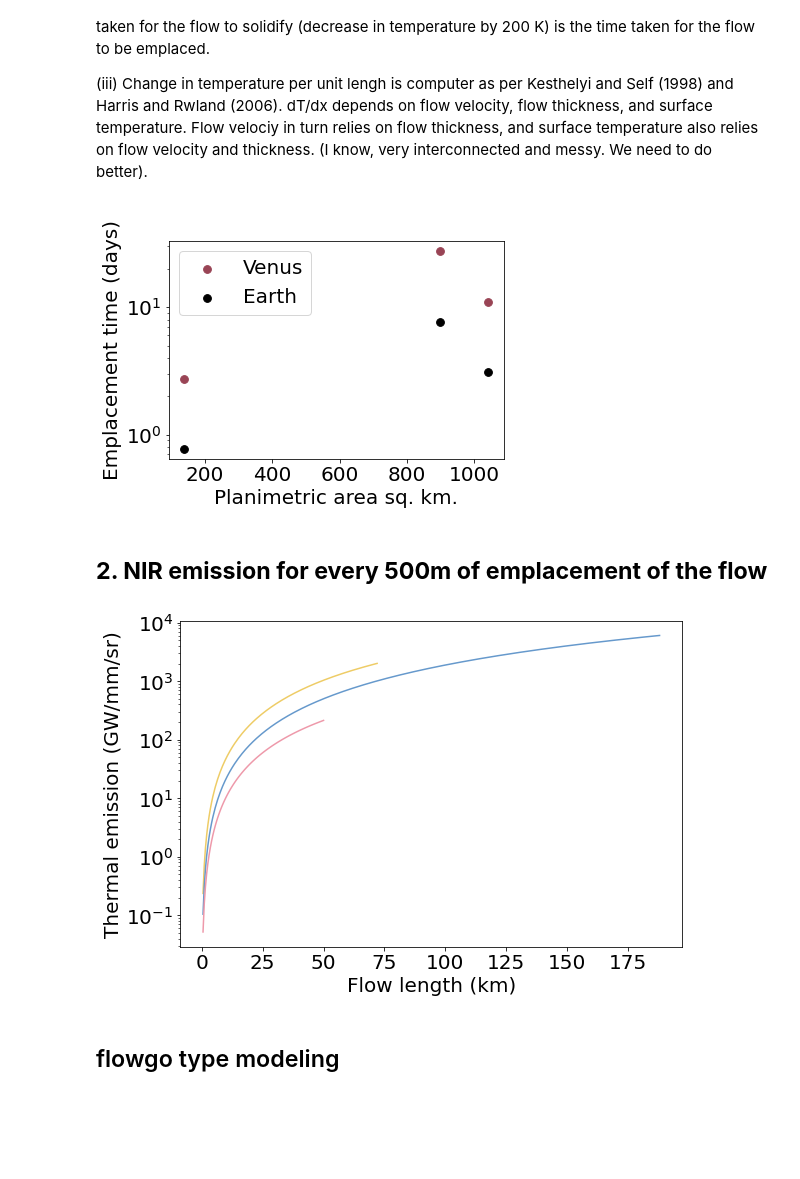
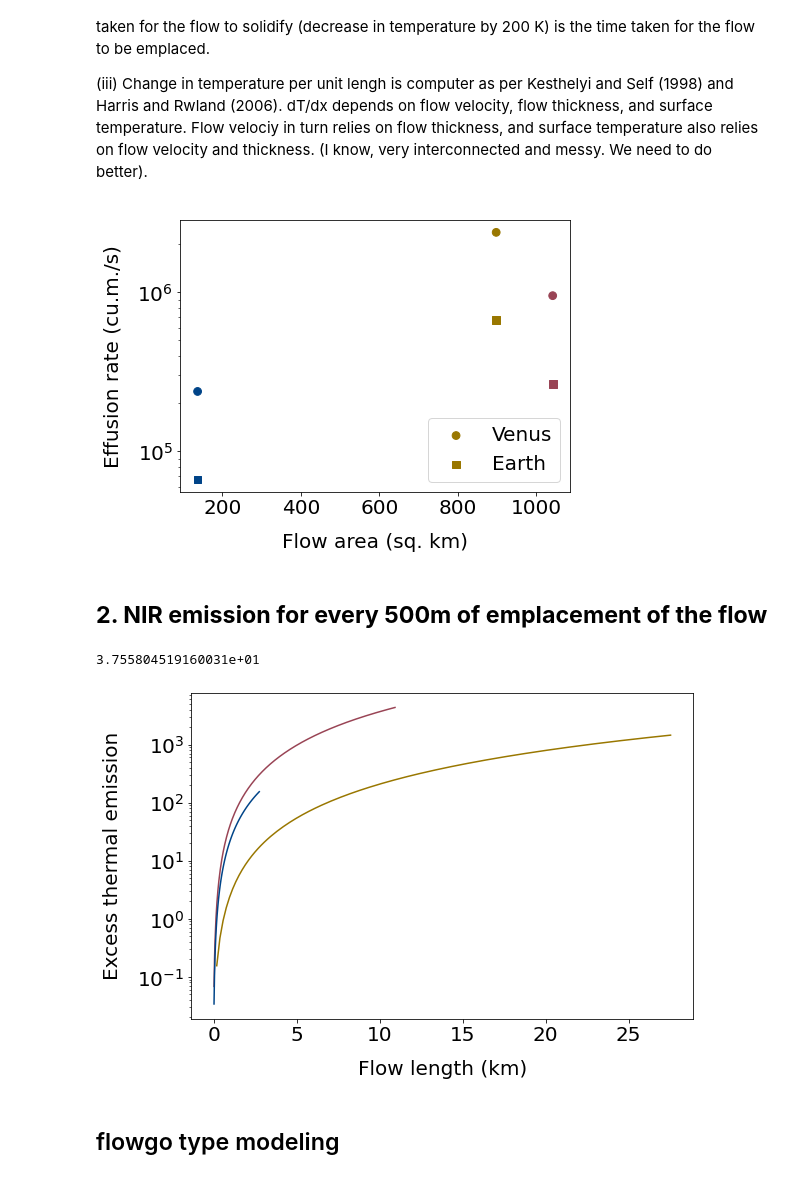
Before and after one commit to iganache/lavatherm1D, a Jupyter notebook: flow_advancement_cooling.ipynb, the cells around one changed output. Saved outputs shown, nothing was run; the diff lists cells and outputs as text; code cells hidden in the pictures; blank space fills up the shorter version.

```diff
--- a/flow_advancement_cooling.ipynb
+++ b/flow_advancement_cooling.ipynb
@@ -54,7 +61,7 @@ kappa = k/rho/C              ## thermal diffusivity in m2/s;
 dphi_dT = 0.5e-2             ## change in crystallinity with temp; from Keszthelyi et al. 1996
 Cp = C + L*dphi_dT
 Tsolid = 1200                ## from table 3 of Harris and Rowland (2001)
-fcrust = 0.9
+fcrust = 0.95
 emis_lava = 0.95
 sigmaB = 5.670374419e-8      ## Stefan-Boltzmann constant
 # %% [markdown]
@@ -98,26 +105,29 @@ for i in range(len(flows_df)):
     flows_df.iloc[i]["vel_avg_e"] = flows_df.iloc[i]["E_e"] / flows_df.iloc[i]["width"] / h
 # %%
 xfield = flows_df["area_plan"]/1e6
-xlabel = "Planimetric area sq. km."
-ylabel = "Emplacement time (days)"
+xlabel = "Flow area (sq. km)"
+ylabel = "Effusion rate (cu.m./s)"
 fs = 20
+colors = ["#997700", "#994455", "#004488"]
 
 
 fig, ax = plt.subplots(1,1)
-# fig.set_size_inches(8, 8)
+fig.set_size_inches(7, 5)
 
-ax.scatter(xfield, flows_df["tcool"]/3600/24, s = 60, color = "#994455", label = "Venus")
-ax.scatter(xfield, flows_df["tcool_e"]/3600/24, s = 60, color = "k", label = "Earth")
+ax.scatter(xfield, flows_df["tcool"], s = 60, color = colors, label = "Venus")
+ax.scatter(xfield, flows_df["tcool_e"], s = 60, color = colors, marker = "s", label = "Earth")
 
 ax.set_xlabel(xlabel, fontsize = fs)
 ax.set_ylabel(ylabel, fontsize = fs)
-plt.xticks(fontsize = fs)
-plt.yticks(fontsize = fs)
-plt.legend(fontsize=fs)
+ax.tick_params(axis="both", which="major", labelsize=fs)
+plt.legend(fontsize=fs, loc=4)
+ax.xaxis.labelpad = 15
+ax.yaxis.labelpad = 15
 plt.semilogy()
+# plt.savefig("eff.png", bbox_inches='tight')
 plt.show()
 # %% [output]
-[figure, old version]
+[figure, new version]
 # %% [markdown]
 ## <b>2. NIR emission for every 500m of emplacement of the flow </b>
 # %%
@@ -129,42 +139,53 @@ def planck(wav, T):
     b = h*c/(wav*k*T)
     intensity = a/ ( (wav**5) * (np.exp(b) - 1.0) )
     return intensity
+# %%
+wav = 1.02e-6
+Tsurf = 950
+(planck(wav, Tsurf) - planck(wav, 737) ) * 1000e6 / 1e6/ 1e9
+# %% [output]
+3.755804519160031e+01
 # %%
 delx = 500
 wav = 1.02e-6
 
 
 fig, ax = plt.subplots(1,1)
 fig.set_size_inches(9, 6)
-colors = ["#eecc66", "#6699cc", "#ee99aa"]
+colors = ["#997700", "#994455", "#004488"]
 
 for i in range(len(flows_df)):
     segments = np.arange(1*delx, flows_df.iloc[i]["length"], delx)
     segments = np.append(segments, flows_df.iloc[i]["length"])
     duration = segments / flows_df.iloc[i]["vel_avg"]
     Tcore = Tlava - segments*flows_df.iloc[i]["dTdx"]
     Tsurf = Tcrust*fcrust + Tcore*(1-fcrust)
     total_power_output = flows_df.iloc[i]["width"]*segments * emis_lava * sigmaB * Tsurf
-    thermal_emision = flows[i]["width"] *segments * planck(wav, Tsurf)/1e6
-    thermal_emision_excess = flows_df.iloc[i]["width"] *segments * (planck(wav, Tsurf) - planck(wav, Tatm_venus))/1e6
-    cum_thermal_emission = np.cumsum(thermal_emision)
-    cum_thermal_emission_excess = np.cumsum(thermal_emision_excess)
+    thermal_emission = flows[i]["width"] *segments * planck(wav, Tsurf)/1e6/1e9
+    thermal_emission_excess = flows_df.iloc[i]["width"] *segments * (planck(wav, Tsurf) - planck(wav, Tatm_venus))/1e6/1e9
+    cum_thermal_emission = np.cumsum(thermal_emission)
+    cum_thermal_emission_excess = np.cumsum(thermal_emission_excess)
 
     Tcore_e = Tlava - segments*flows_df.iloc[i]["dTdx_e"]
     Tsurf_e = Tcrust*fcrust + Tcore_e*(1-fcrust)
 
-    ax.plot(segments/1e3, cum_thermal_emission/1e9, color = colors[i])
-#     ax.plot(segments/1e3, Tsurf_e, color = colors[i], linestyle = "--")
+    ax.plot(duration/24/3600,cum_thermal_emission_excess, color = colors[i])
+    # ax.plot(segments/1e3, Tsurf_e, color = colors[i], linestyle = "--")
 
 
 ax.set_xlabel("Flow length (km)", fontsize = fs)
-ax.set_ylabel("Thermal emission (GW/mm/sr)", fontsize = fs)
+ax.set_ylabel("Excess thermal emission", fontsize = fs)
 plt.xticks(fontsize = fs)
 plt.yticks(fontsize = fs)
+ax.tick_params(axis="both", which="major", labelsize=fs)
+# plt.legend(fontsize=fs, loc=4)
+ax.xaxis.labelpad = 15
+ax.yaxis.labelpad = 15
 plt.semilogy()
+# plt.savefig("emission.png", bbox_inches='tight')
 plt.show()
 # %% [output]
-[figure, old version]
+[figure, new version]
 # %% [markdown]
 ## flowgo type modeling ##
 # %%
```
Also changed, not shown: parts of 1 cell of this notebook, 2 other files.
